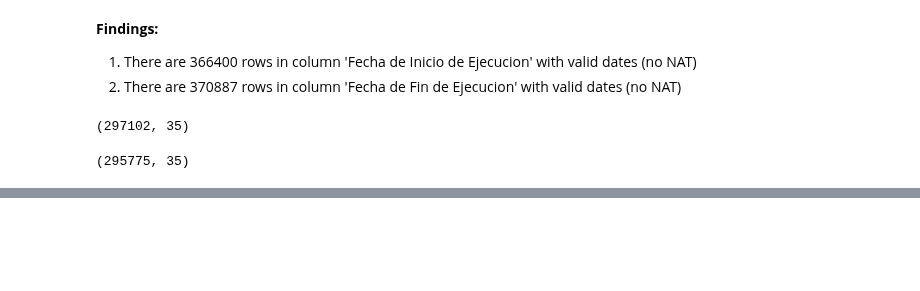
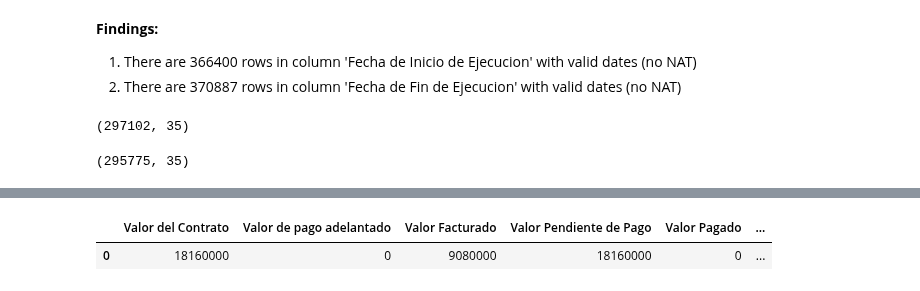
Before and after one commit to lumariaap15/secop-ds4a, a Jupyter notebook: data_cleaning.ipynb, the cells around one changed output, grey strips where cells are left out. Drawn from its saved outputs; the diff is of its cells as text; code cells hidden in the pictures; blank space fills up the shorter version.

```diff
--- a/data_cleaning.ipynb
+++ b/data_cleaning.ipynb
@@ -228,6 +211,6 @@ df_cleanv13[df_cleanv13['Fecha de Fin del Contrato'] == df_cleanv13['Fecha de Fi
 # %%
 #Results in the two previous cells indicates that those dates are very similar most of the cases, so it is valid
 #to delete 'Fecha de Inicio de Ejecucion' and 'Fecha de Fin de Ejecucion' columns from dataframe
-df_cleanv14 = df_cleanv13.drop(['Fecha de Inicio de Ejecucion', 'Fecha de Fin de Ejecucion'], axis=1)
-df_cleanv14.shape
+df_cleanv13 = df_cleanv12.drop(['Fecha de Inicio de Ejecucion', 'Fecha de Fin de Ejecucion'], axis=1)
+df_cleanv13.columns
 # %% [output]
@@ -234,0 +228,6 @@ df_cleanv14.shape
+# %%
+# Numerical variables within the dataset
+df_cleanv13.iloc[:,15:23].head(1)
+# %% [output]
+|  | Valor del Contrato | Valor de pago adelantado | Valor Facturado | Valor Pendiente de Pago | Valor Pagado | ... |
+| 0 | 18160000 | 0 | 9080000 | 18160000 | 0 | ... |
```
Also changed, not shown: parts of 37 cells of this notebook, 1 other file.
